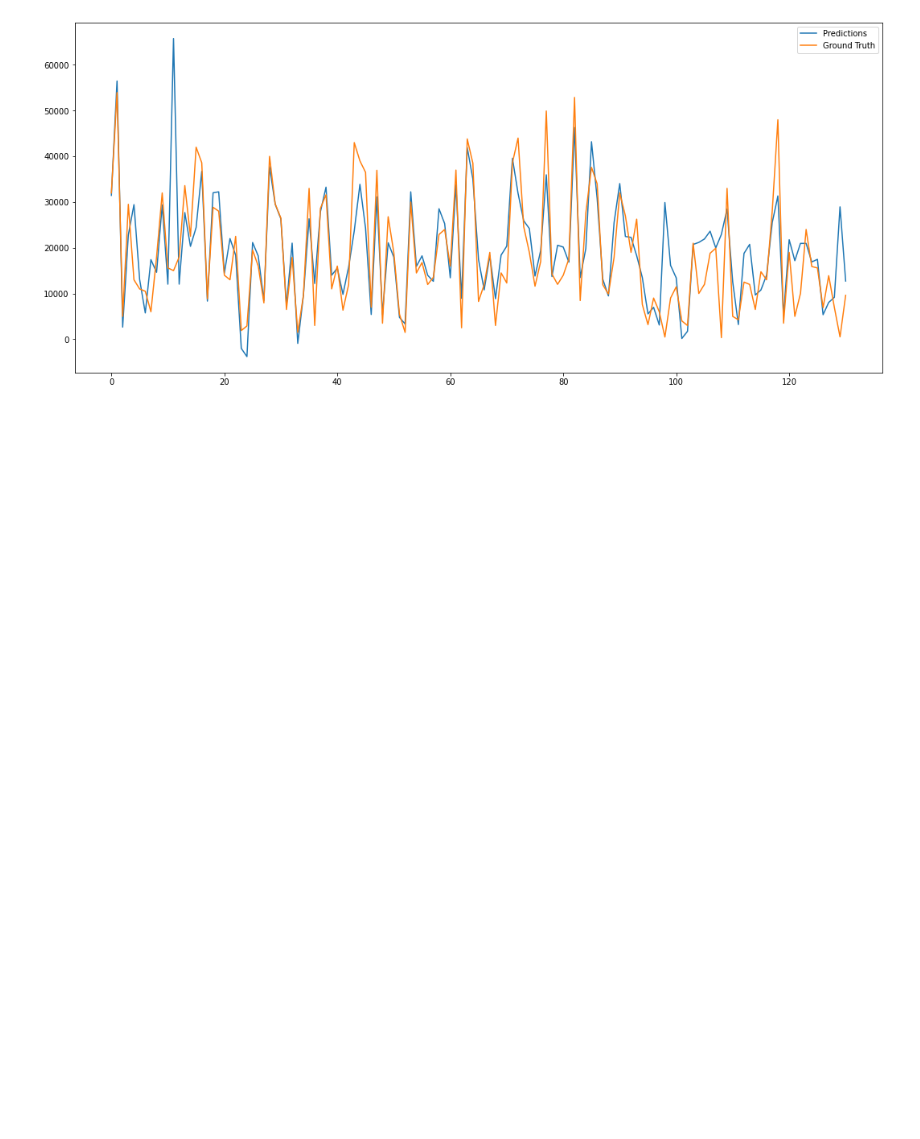
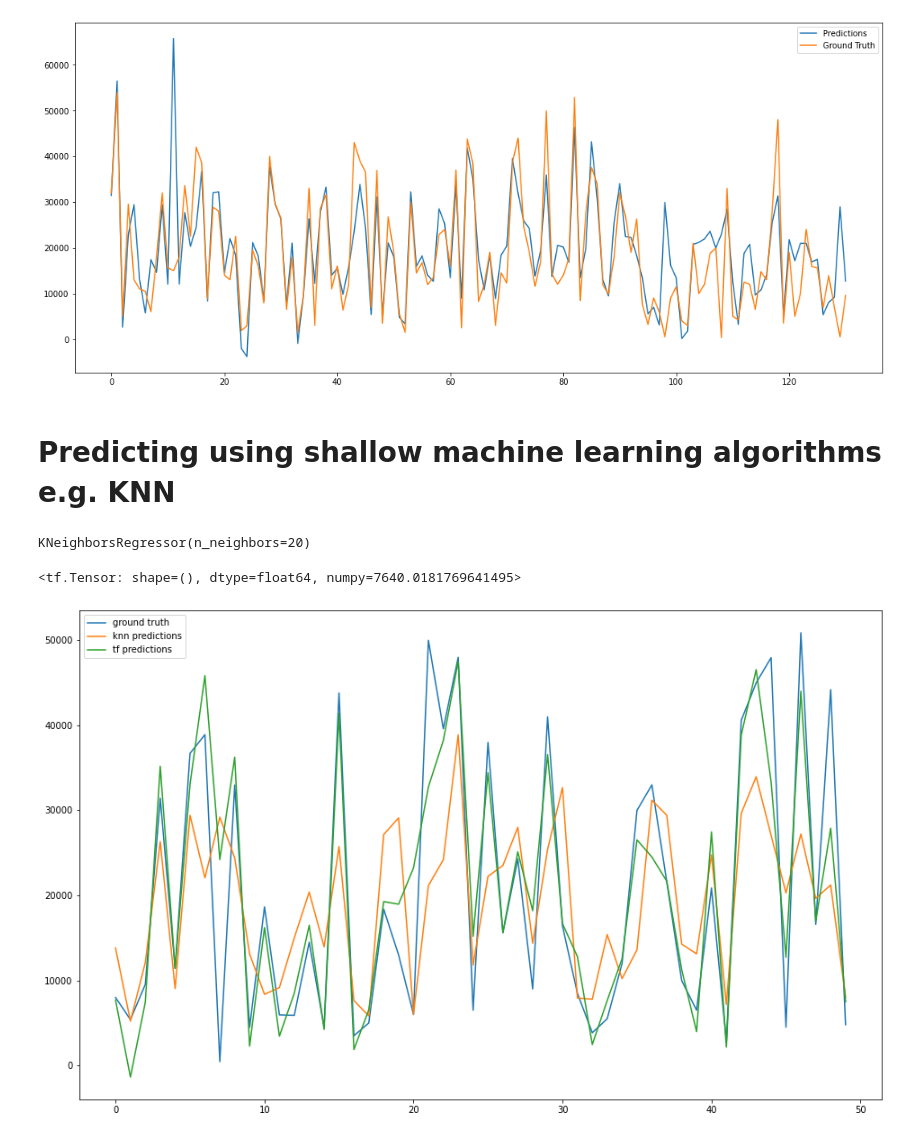
Before and after one commit to sayedmurtaza24/Deep-Learning-Notebooks, a Jupyter notebook: Used_Cars_USA_Regression_DeepLearning.ipynb, the cells around one changed output. Cells and saved outputs as stored; diff of their text form; code cells hidden in the pictures; blank space fills up the shorter version.

```diff
--- a/Used_Cars_USA_Regression_DeepLearning.ipynb
+++ b/Used_Cars_USA_Regression_DeepLearning.ipynb
@@ -226,3 +216,26 @@ comp = comp.reset_index(drop=True)
 comp.plot(kind='line', figsize=(18, 8));
 # %% [output]
 [figure]
+# %% [markdown]
+# Predicting using shallow machine learning algorithms e.g. KNN
+# %%
+from sklearn.neighbors import KNeighborsRegressor as KNN
+
+model_knn = KNN(n_neighbors=20);
+model_knn.fit(X_train_normal, y_train)
+# %% [output]
+KNeighborsRegressor(n_neighbors=20)
+# %%
+pred_knn = model_knn.predict(X_test_normal)
+# %%
+tf.keras.metrics.mean_absolute_error(y_true=y_test, y_pred=pred_knn)
+# %% [output]
+<tf.Tensor: shape=(), dtype=float64, numpy=7640.0181769641495>
+# %%
+plt.figure(figsize=(16, 10))
+plt.plot(np.arange(50), y_test[:50], label='ground truth')
+plt.plot(np.arange(50), pred_knn[:50], label='knn predictions')
+plt.plot(np.arange(50), tf.squeeze(model.predict(X_test_normal))[:50], label='tf predictions')
+plt.legend();
+# %% [output]
+[figure, added]
```
Also changed, not shown: parts of 2 cells of this notebook.
